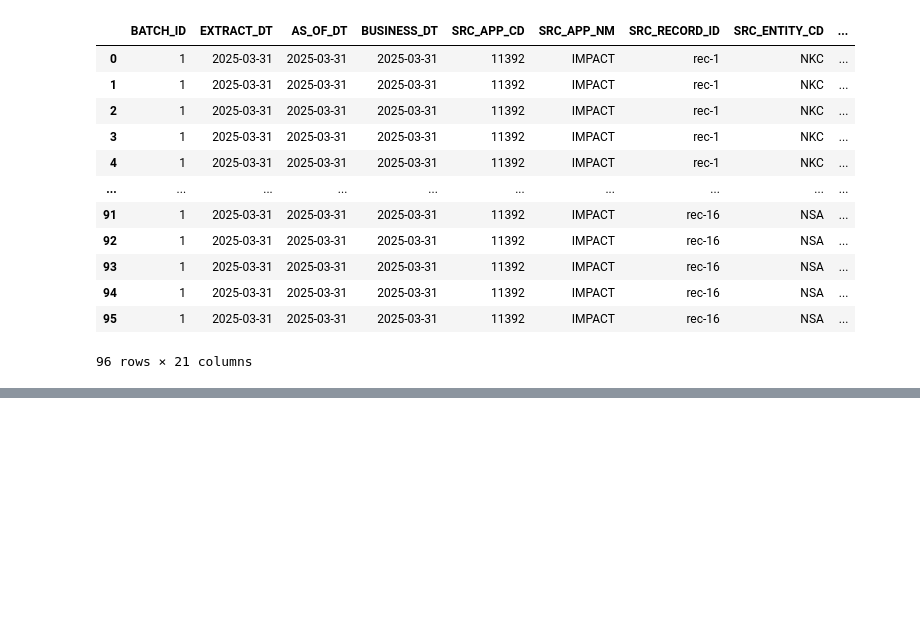
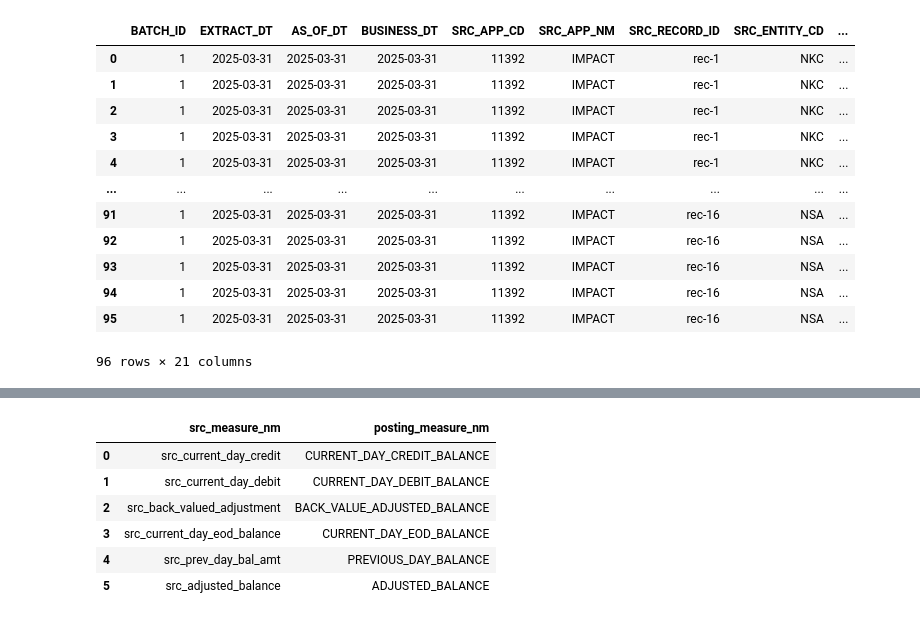
Before and after one commit to northforge-studio/northforge-finance, a Jupyter notebook: main.ipynb, the cells around one changed output, grey strips where cells are left out. Cells and saved outputs as stored; diff of their text form; code cells hidden in the pictures; blank space fills up the shorter version.

```diff
--- a/main.ipynb
+++ b/main.ipynb
@@ -154 +154,11 @@ display_df(rpt_df)
 96 rows × 63 columns
+# %%
+display_df(rpt_df.select('src_measure_nm', 'posting_measure_nm').distinct())
+# %% [output]
+|  | src_measure_nm | posting_measure_nm |
+| 0 | src_current_day_credit | CURRENT_DAY_CREDIT_BALANCE |
+| 1 | src_current_day_debit | CURRENT_DAY_DEBIT_BALANCE |
+| 2 | src_back_valued_adjustment | BACK_VALUE_ADJUSTED_BALANCE |
+| 3 | src_current_day_eod_balance | CURRENT_DAY_EOD_BALANCE |
+| 4 | src_prev_day_bal_amt | PREVIOUS_DAY_BALANCE |
+| 5 | src_adjusted_balance | ADJUSTED_BALANCE |
```
Also changed, not shown: parts of 8 cells of this notebook, 7 other files.
